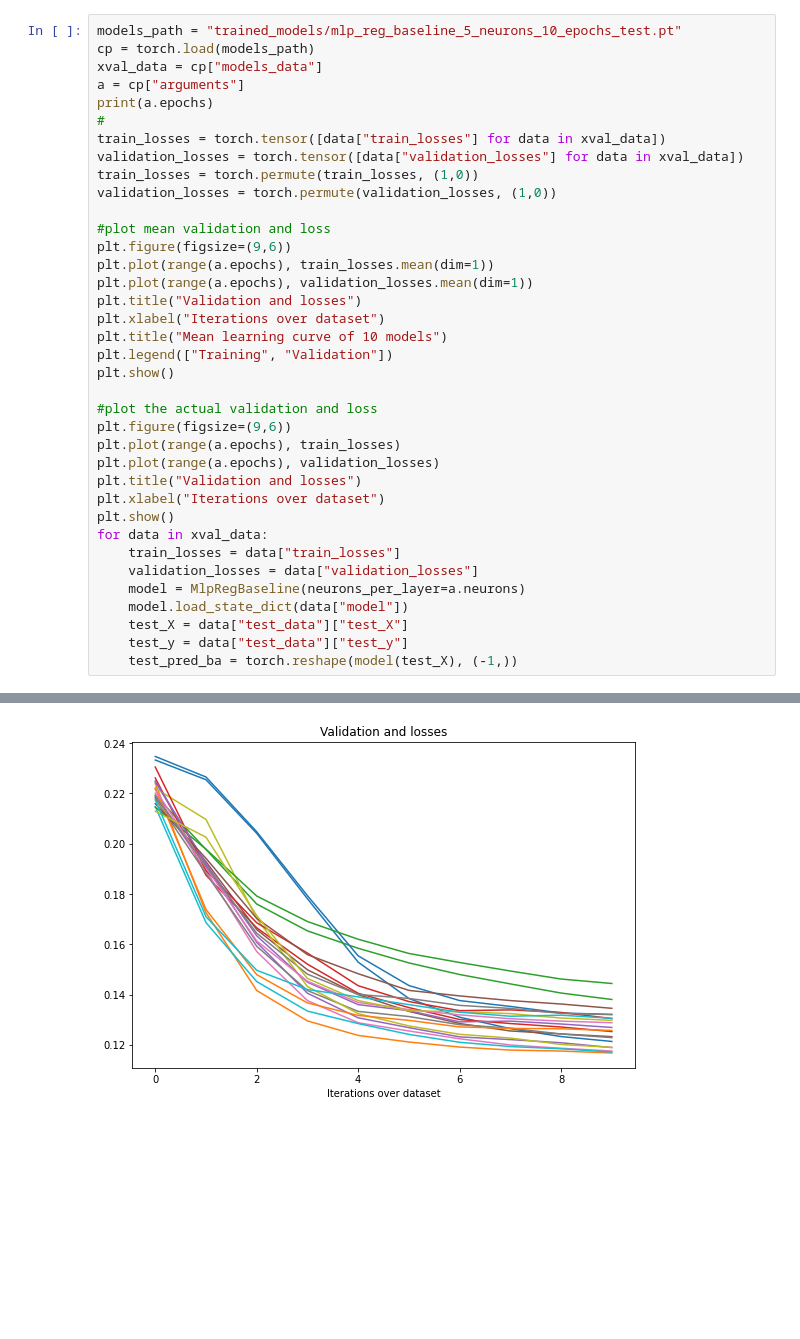
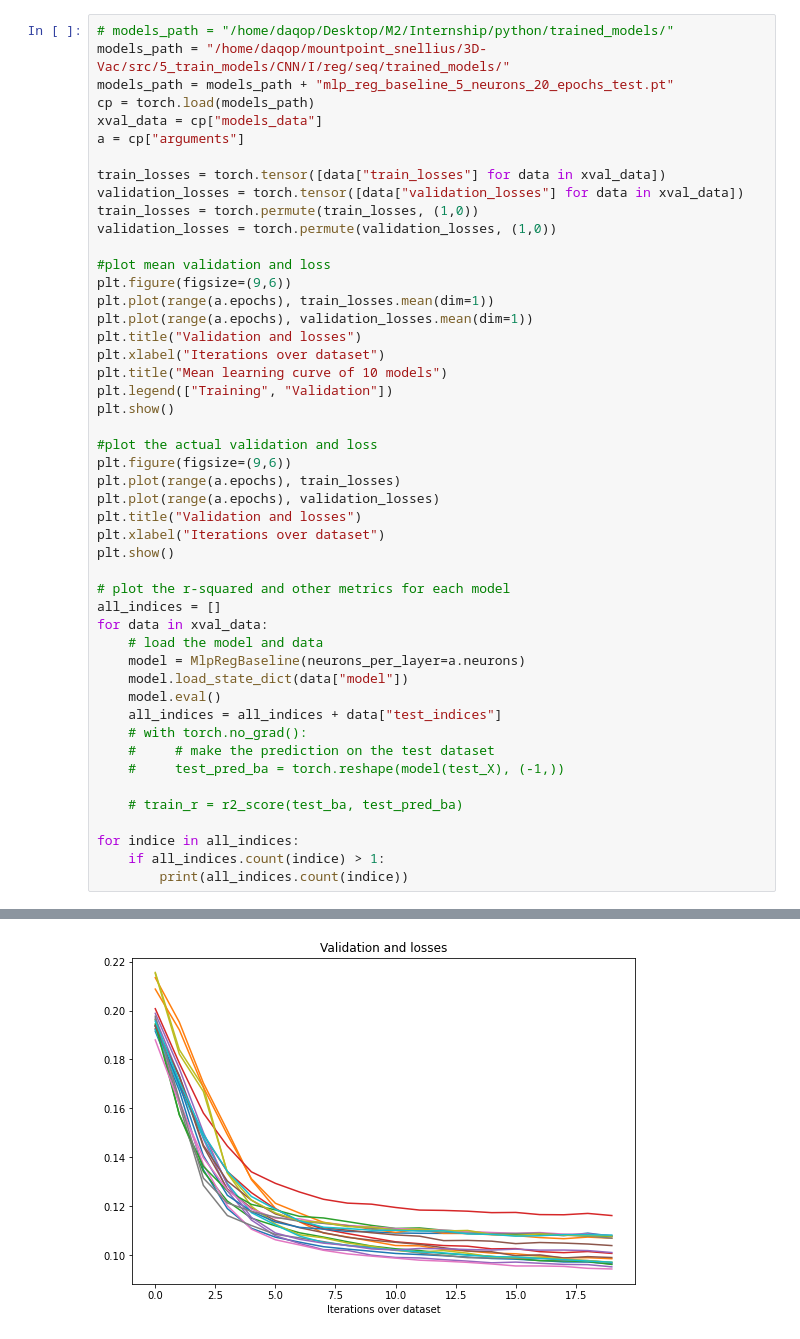
Before and after one commit to DeepRank/3D-Vac, a Jupyter notebook: src/5_train_models/explore_xvalidation.ipynb, the cells around one changed output, grey strips where cells are left out. Drawn from its saved outputs; the diff is of its cells as text; blank space fills up the shorter version.

```diff
--- a/src/5_train_models/explore_xvalidation.ipynb
+++ b/src/5_train_models/explore_xvalidation.ipynb
@@ -7,10 +17,11 @@ from scipy.stats import pearsonr
 # %%
-models_path = "trained_models/mlp_reg_baseline_5_neurons_10_epochs_test.pt"
+# models_path = "/home/daqop/Desktop/M2/Internship/python/trained_models/"
+models_path = "/home/daqop/mountpoint_snellius/3D-Vac/src/5_train_models/CNN/I/reg/seq/trained_models/"
+models_path = models_path + "mlp_reg_baseline_5_neurons_20_epochs_test.pt"
 cp = torch.load(models_path)
 xval_data = cp["models_data"]
 a = cp["arguments"]
-print(a.epochs)
-#
+
 train_losses = torch.tensor([data["train_losses"] for data in xval_data])
 validation_losses = torch.tensor([data["validation_losses"] for data in xval_data])
 train_losses = torch.permute(train_losses, (1,0))
@@ -33,12 +44,22 @@ plt.plot(range(a.epochs), validation_losses)
 plt.title("Validation and losses")
 plt.xlabel("Iterations over dataset")
 plt.show()
+
+# plot the r-squared and other metrics for each model
+all_indices = []
 for data in xval_data:
-    train_losses = data["train_losses"]
-    validation_losses = data["validation_losses"]
+    # load the model and data
     model = MlpRegBaseline(neurons_per_layer=a.neurons)
     model.load_state_dict(data["model"])
-    test_X = data["test_data"]["test_X"]
-    test_y = data["test_data"]["test_y"]
-    test_pred_ba = torch.reshape(model(test_X), (-1,))
+    model.eval()
+    all_indices = all_indices + data["test_indices"]
+    # with torch.no_grad():
+    #     # make the prediction on the test dataset
+    #     test_pred_ba = torch.reshape(model(test_X), (-1,))
+
+    # train_r = r2_score(test_ba, test_pred_ba)
+
+for indice in all_indices:
+    if all_indices.count(indice) > 1:
+        print(all_indices.count(indice))
 # %% [output]
@@ -47 +67 @@ for data in xval_data:
-[figure, old version]
+[figure, new version]
```
Also changed, not shown: parts of 3 cells of this notebook, 2 other files.
